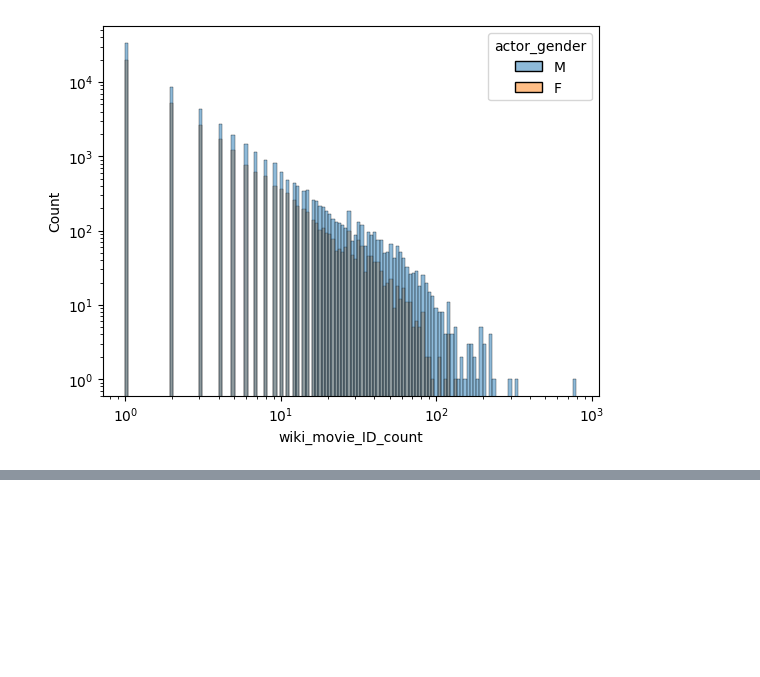
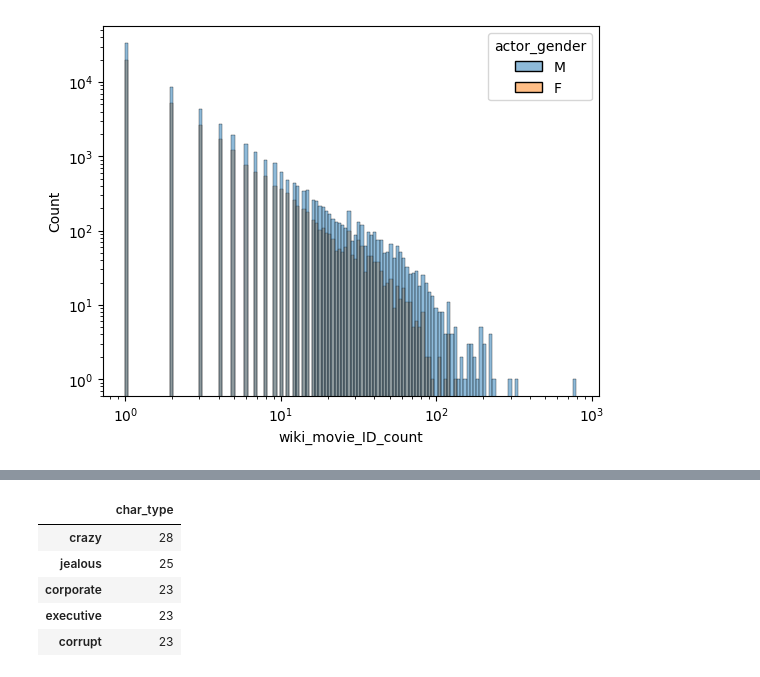
Before and after one commit to epfl-ada/ada-2022-project-armada, a Jupyter notebook: Madeleine.ipynb, the cells around one changed output, grey strips where cells are left out. Cells and saved outputs as stored; diff of their text form; code cells hidden in the pictures; blank space fills up the shorter version.

```diff
--- a/Madeleine.ipynb
+++ b/Madeleine.ipynb
@@ -855,0 +866,18 @@ sns.histplot(data=career_gender, x="wiki_movie_ID_count", hue="actor_gender", lo
+# %%
+# merge with characters_gender (charcters with no missing values on gender)
+type_character = characters_gender.merge(char_type_df, left_on='freebase_char/actor_map_ID', right_on='freebase_char/actor_map_ID')
+# %%
+# for males
+# explode the character types to get all the adjectives independently and count the occurence of each adjective
+type_male = type_character[type_character.female==False]['char_type'].str.split('_').explode().value_counts()
+type_male = type_male.to_frame()
+# drop words that are not adjectives
+type_male=type_male[~(type_male.index.isin(['guy','a','to','for','man','his','men','with','the']))]
+type_male.head(5)
+# %% [output]
+|  | char_type |
+| crazy | 28 |
+| jealous | 25 |
+| corporate | 23 |
+| executive | 23 |
+| corrupt | 23 |
```
Also changed, not shown: parts of 20 cells of this notebook, 2 other files.
